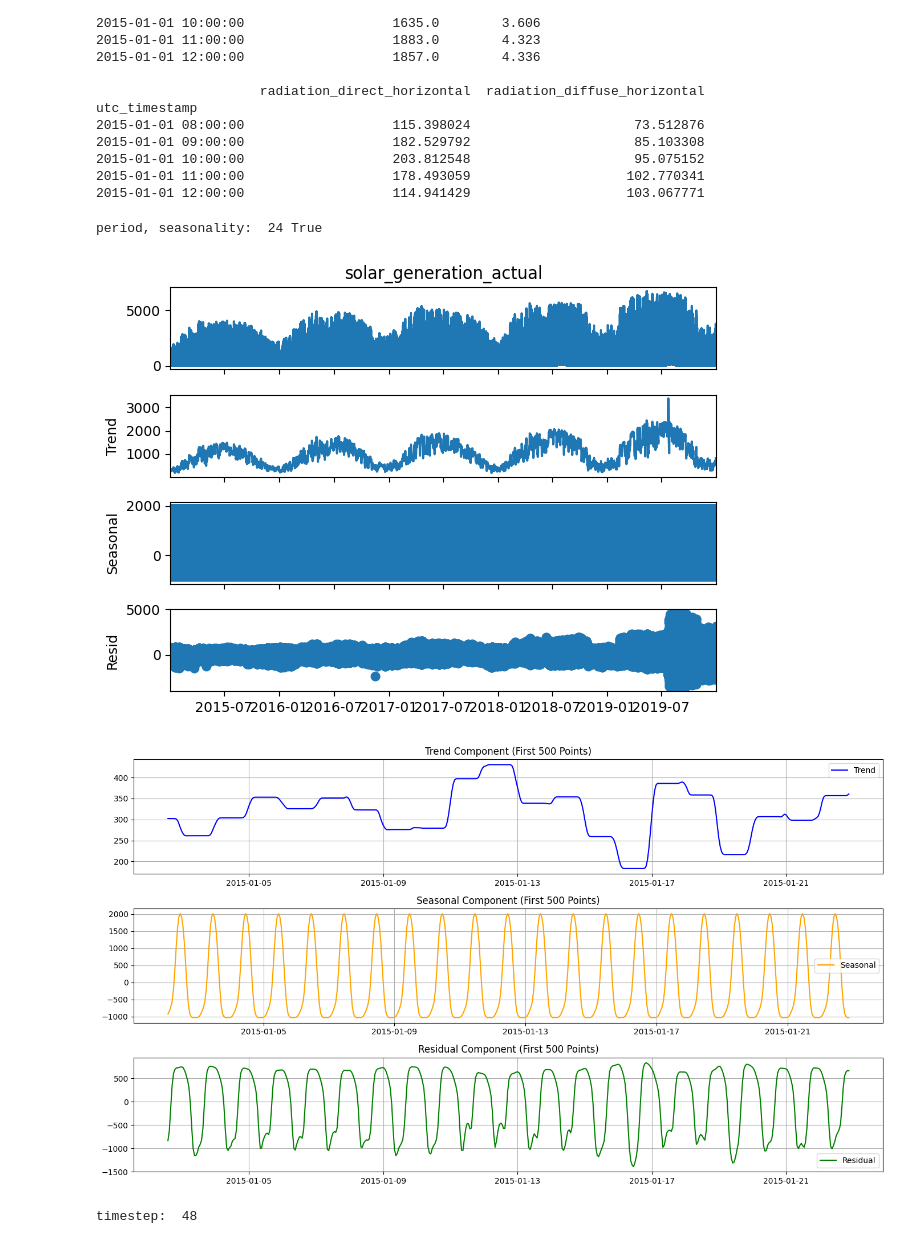
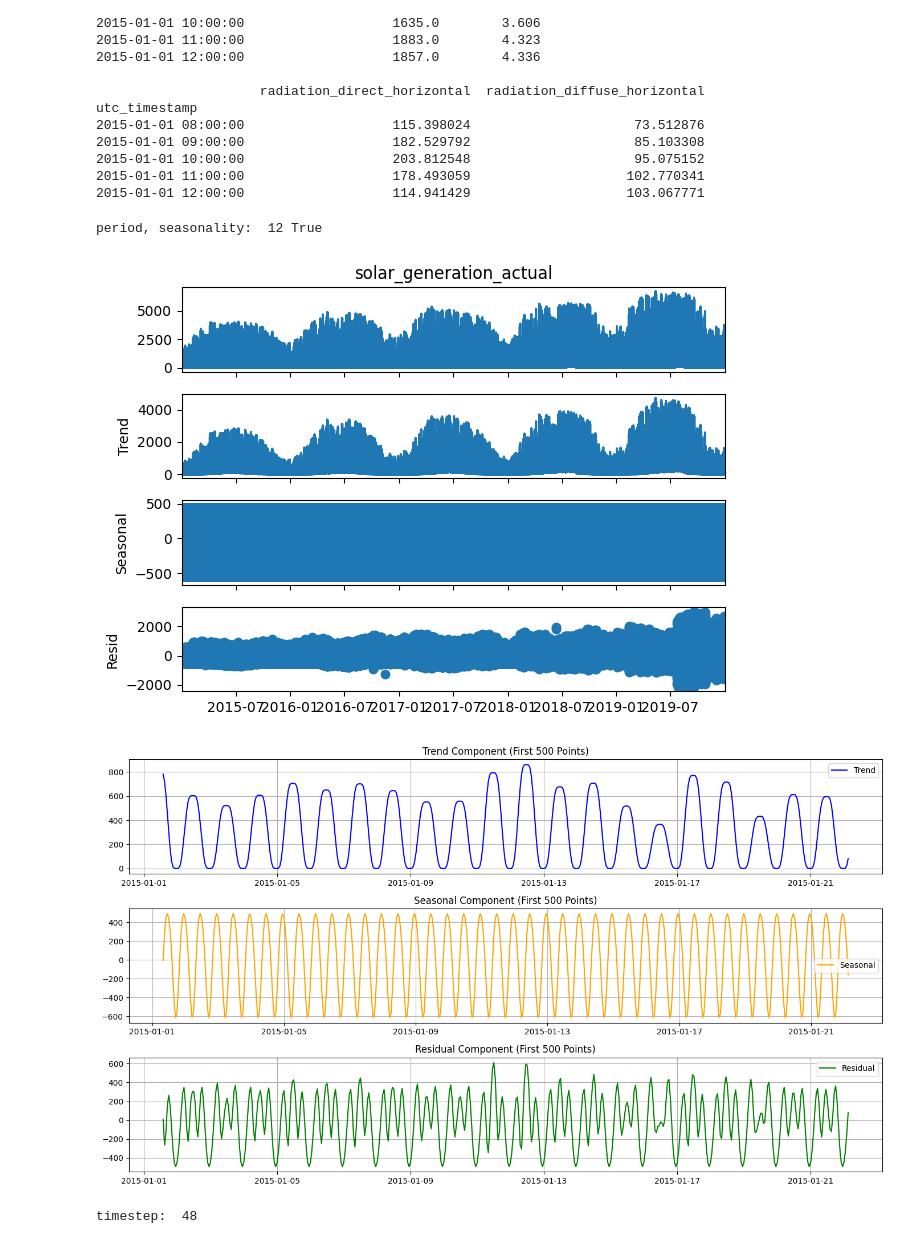
Before and after one commit to annodomini80/rnn-python, a Jupyter notebook: solar_prediction.ipynb, the cells around one changed output. Saved outputs shown, nothing was run; the diff lists cells and outputs as text; code cells hidden in the pictures.

```diff
--- a/solar_prediction.ipynb
+++ b/solar_prediction.ipynb
@@ -218,17 +218,17 @@ utc_timestamp
 # %%
 features, target, result = get_feature(merged_data,
                                        seasonality=True,
-                                       period= 24)
+                                       period=12)
 
 # Scale the data
 scaler_features = MinMaxScaler()
 scaler_target = MinMaxScaler()
 
 scaled_features = scaler_features.fit_transform(features)
 scaled_target = scaler_target.fit_transform(target.values.reshape(-1, 1))
 # %% [output]
-period, seasonality:  24 True
+period, seasonality:  12 True
-[figure, old version]
+[figure, new version]
 # %%
 # Plot Trend, Seasonality and Residual Noise for first 500 points
 # Set up the figure
@@ -259,7 +259,7 @@ plt.grid()
 plt.tight_layout()
 plt.show()
 # %% [output]
-[figure, old version]
+[figure, new version]
 # %%
 X_train, X_test, y_train, y_test = data_loader(scaled_features,
                                                scaled_target,
```
Also changed, not shown: parts of 5 cells of this notebook.
